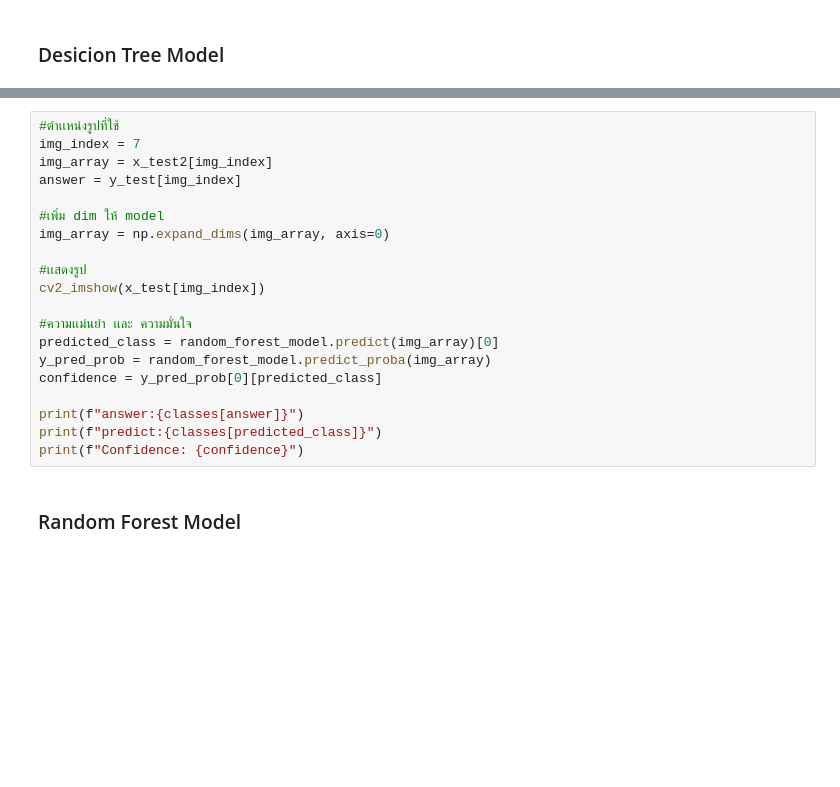
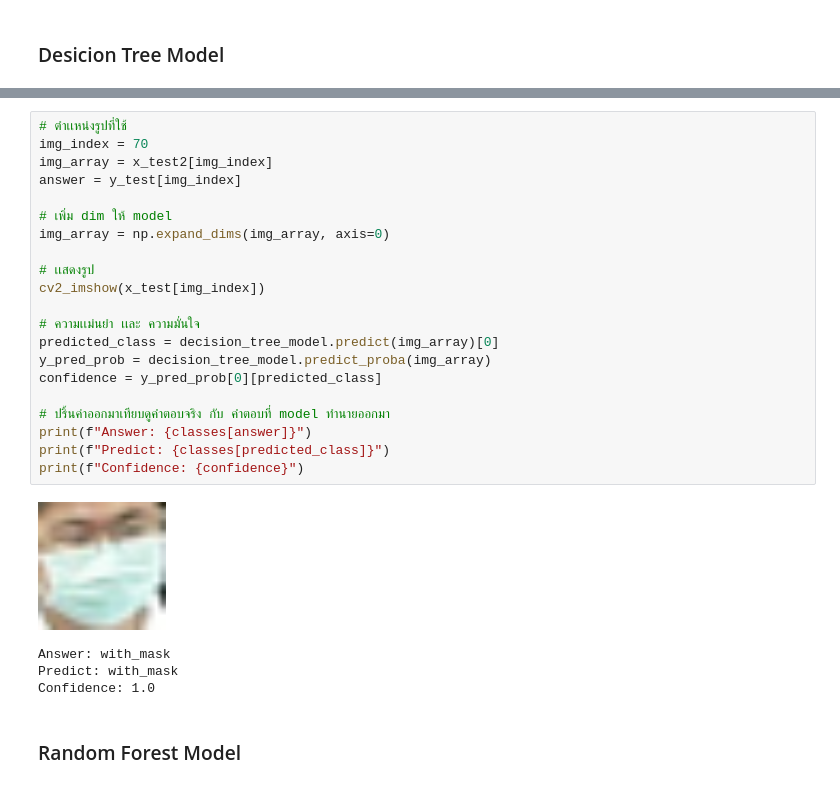
Before and after one commit to pannawat1233/Check-the-masked-person, a Jupyter notebook: src/main.ipynb, the cells around one changed output, grey strips where cells are left out. Drawn from its saved outputs; the diff is of its cells as text; blank space fills up the shorter version.

```diff
--- a/src/main.ipynb
+++ b/src/main.ipynb
@@ -722,23 +855,29 @@ add_elements(rf_accuracy, rf_precision, rf_recall)
 # %%
-#ตำเเหน่งรูปที่ใช้
-img_index = 7
+# ตำเเหน่งรูปที่ใช้
+img_index = 70
 img_array = x_test2[img_index]
 answer = y_test[img_index]
 
-#เพิ่ม dim ให้ model
+# เพิ่ม dim ให้ model
 img_array = np.expand_dims(img_array, axis=0)
 
-#เเสดงรูป
+# เเสดงรูป
 cv2_imshow(x_test[img_index])
 
-#ความเเม่นยำ เเละ ความมั่นใจ
-predicted_class = random_forest_model.predict(img_array)[0]
-y_pred_prob = random_forest_model.predict_proba(img_array)
+# ความเเม่นยำ เเละ ความมั่นใจ
+predicted_class = decision_tree_model.predict(img_array)[0]
+y_pred_prob = decision_tree_model.predict_proba(img_array)
 confidence = y_pred_prob[0][predicted_class]
 
-print(f"answer:{classes[answer]}")
-print(f"predict:{classes[predicted_class]}")
+# ปริ้นค่าออกมาเทียบดูคำตอบจริง กับ คำตอบที่ model ทำนายออกมา
+print(f"Answer: {classes[answer]}")
+print(f"Predict: {classes[predicted_class]}")
 print(f"Confidence: {confidence}")
+# %% [output]
+[figure, added]
+Answer: with_mask
+Predict: with_mask
+Confidence: 1.0
 # %% [markdown]
 ### Random Forest Model
 # %%
```
Also changed, not shown: parts of 32 cells of this notebook, 1 other file.
